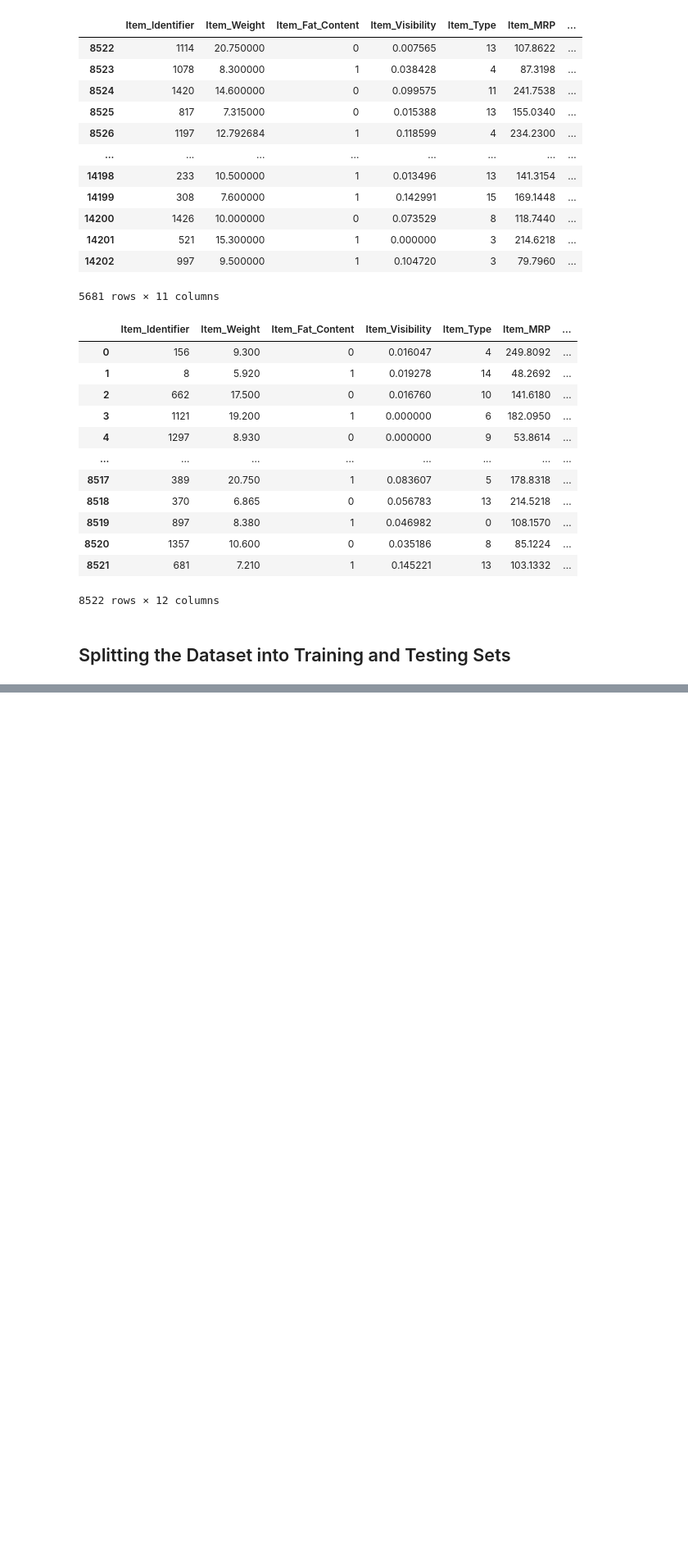
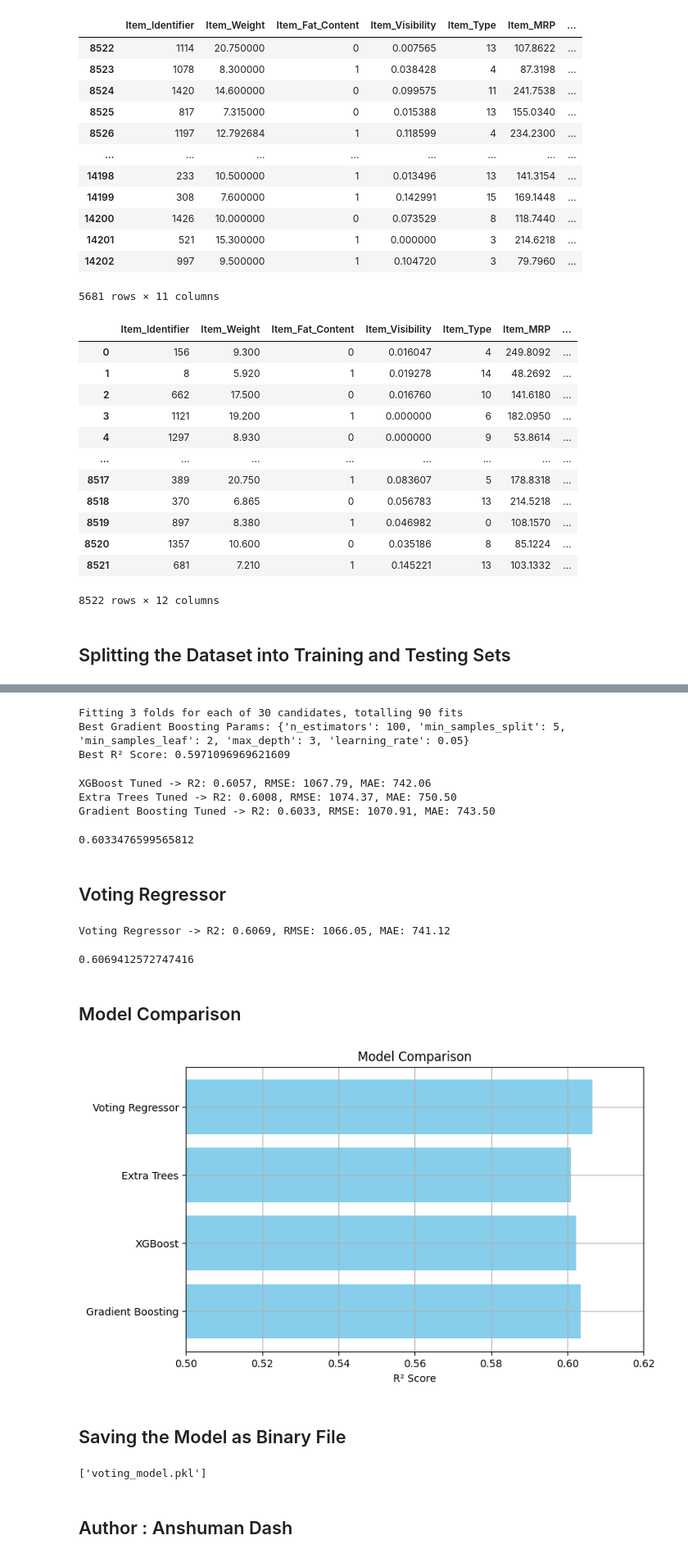
Before and after one commit to ANSH5252/Big-Mart-Sale-Forecast, a Jupyter notebook: b_m_s_f.ipynb, the cells around one changed output, grey strips where cells are left out. Shown at 82% size. Saved outputs shown, nothing was run; the diff lists cells and outputs as text; code cells hidden in the pictures; blank space fills up the shorter version.

Commit message:
Model Comparison

```diff
--- a/b_m_s_f.ipynb
+++ b/b_m_s_f.ipynb
@@ -461,0 +610,78 @@ X_train , X_test , y_train , y_test = train_test_split(X , y , test_size=0.2 , r
+# %%
+gbr = GradientBoostingRegressor(random_state=42)
+
+gbr_params = {
+    'n_estimators': [100, 200, 300],
+    'learning_rate': [0.01, 0.05, 0.1],
+    'max_depth': [3, 5, 7],
+    'min_samples_split': [2, 5, 10],
+    'min_samples_leaf': [1, 2, 4]
+}
+
+gbr_search = RandomizedSearchCV(gbr, param_distributions=gbr_params,n_iter=30, scoring='r2',cv=3, verbose=1, n_jobs=-1)
+gbr_search.fit(X_train, y_train)
+
+print("Best Gradient Boosting Params:", gbr_search.best_params_)
+print("Best R² Score:", gbr_search.best_score_)
+# %% [output]
+Fitting 3 folds for each of 30 candidates, totalling 90 fits
+Best Gradient Boosting Params: {'n_estimators': 100, 'min_samples_split': 5, 'min_samples_leaf': 2, 'max_depth': 3, 'learning_rate': 0.05}
+Best R² Score: 0.5971096969621609
+# %%
+evaluate_model(xgb_search.best_estimator_, "XGBoost Tuned")
+evaluate_model(et_search.best_estimator_, "Extra Trees Tuned")
+evaluate_model(gbr_search.best_estimator_, "Gradient Boosting Tuned")
+# %% [output]
+XGBoost Tuned -> R2: 0.6057, RMSE: 1067.79, MAE: 742.06
+Extra Trees Tuned -> R2: 0.6008, RMSE: 1074.37, MAE: 750.50
+Gradient Boosting Tuned -> R2: 0.6033, RMSE: 1070.91, MAE: 743.50
+0.6033476599565812
+# %% [markdown]
+## Voting Regressor
+# %%
+best_xgb = xgb_search.best_estimator_
+best_gbr = gbr_search.best_estimator_
+best_et = et_search.best_estimator_
+
+voting_reg = VotingRegressor(
+    estimators=[
+        ('xgb', best_xgb),
+        ('gbr', best_gbr),
+        ('et', best_et)
+    ],
+    weights=[0.3, 0.4, 0.3]
+)
+
+voting_reg.fit(X_train, y_train)
+
+evaluate_model(voting_reg, "Voting Regressor")
+# %% [output]
+Voting Regressor -> R2: 0.6069, RMSE: 1066.05, MAE: 741.12
+0.6069412572747416
+# %% [markdown]
+## Model Comparison
+# %%
+model_scores = {
+    "Gradient Boosting": 0.6035,
+    "XGBoost": 0.6022,
+    "Extra Trees": 0.6009,
+    "Voting Regressor": 0.6066
+}
+
+plt.figure(figsize=(8, 5))
+plt.barh(list(model_scores.keys()), list(model_scores.values()), color='skyblue')
+plt.xlabel("R² Score")
+plt.title("Model Comparison")
+plt.xlim(0.5, 0.62)
+plt.grid(True)
+plt.show()
+# %% [output]
+[figure, added]
+# %% [markdown]
+## Saving the Model as Binary File
+# %%
+joblib.dump(voting_reg, "voting_model.pkl")
+# %% [output]
+['voting_model.pkl']
+# %% [markdown]
+## Author : Anshuman Dash
```
Also changed, not shown: parts of 13 cells of this notebook.
